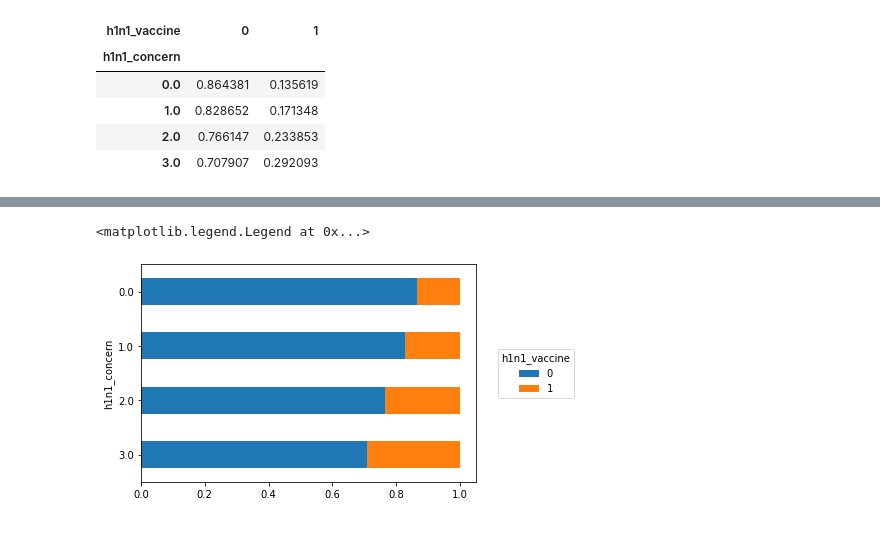
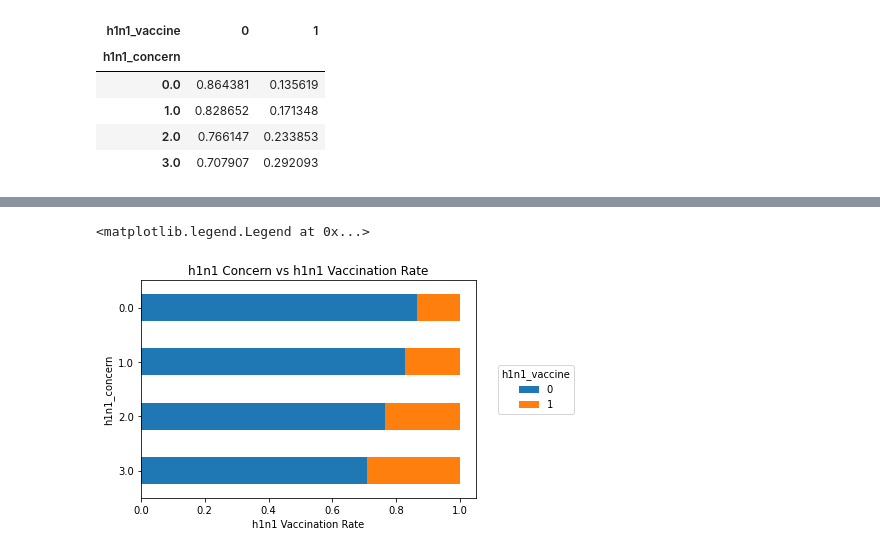
Before and after one commit to henryshin15/Phase_3_Project, a Jupyter notebook: Henry_notebook.ipynb, the cells around one changed output, grey strips where cells are left out. Saved outputs shown, nothing was run; the diff lists cells and outputs as text; code cells hidden in the pictures.

```diff
--- a/Henry_notebook.ipynb
+++ b/Henry_notebook.ipynb
@@ -385,14 +388,16 @@ ax.legend(
 # %%
 #Visually, we can better see that more people are likely to get the h1n1 vaccine if they have a higher level of concern.
 #stacked bar chart another way to visually read this info.
 
 ax = props.plot.barh(stacked=True)
 ax.invert_yaxis()
+ax.set_title("h1n1 Concern vs h1n1 Vaccination Rate")
+ax.set_xlabel("h1n1 Vaccination Rate")
 ax.legend(
     loc='center left',
     bbox_to_anchor=(1.05, 0.5),
     title='h1n1_vaccine'
 )
 # %% [output]
 <matplotlib.legend.Legend at 0x...>
-[figure, old version]
+[figure, new version]
```
Also changed, not shown: parts of 23 cells of this notebook.
